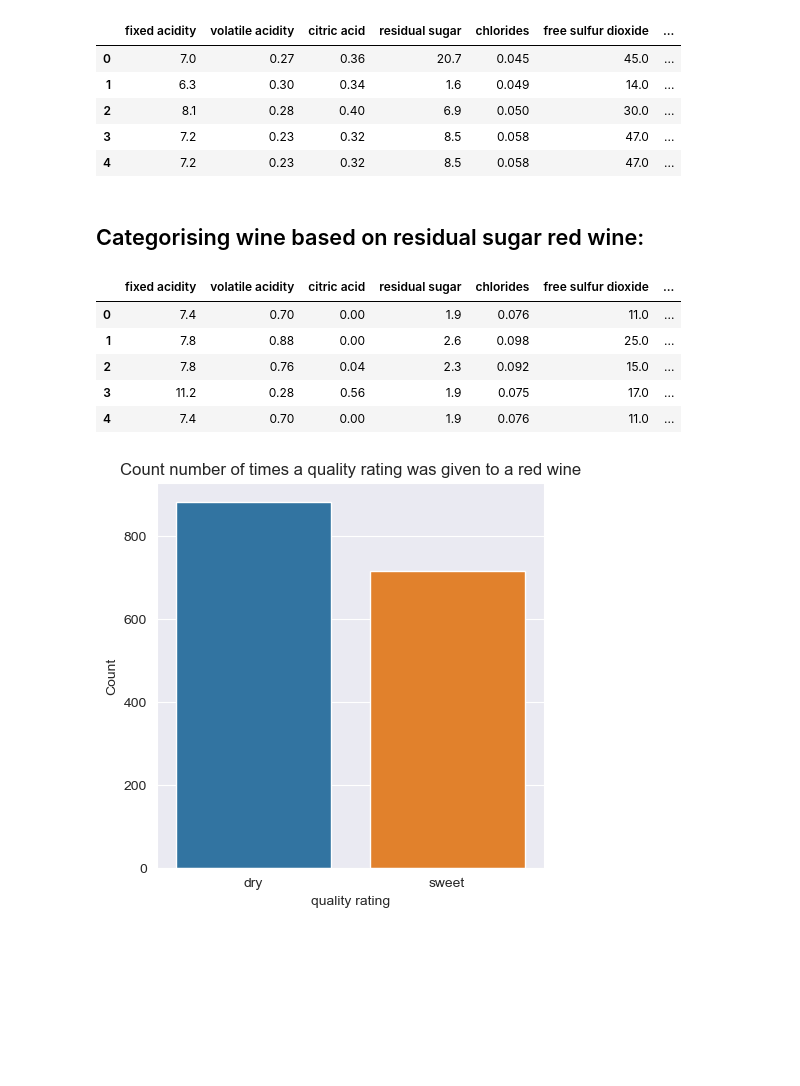
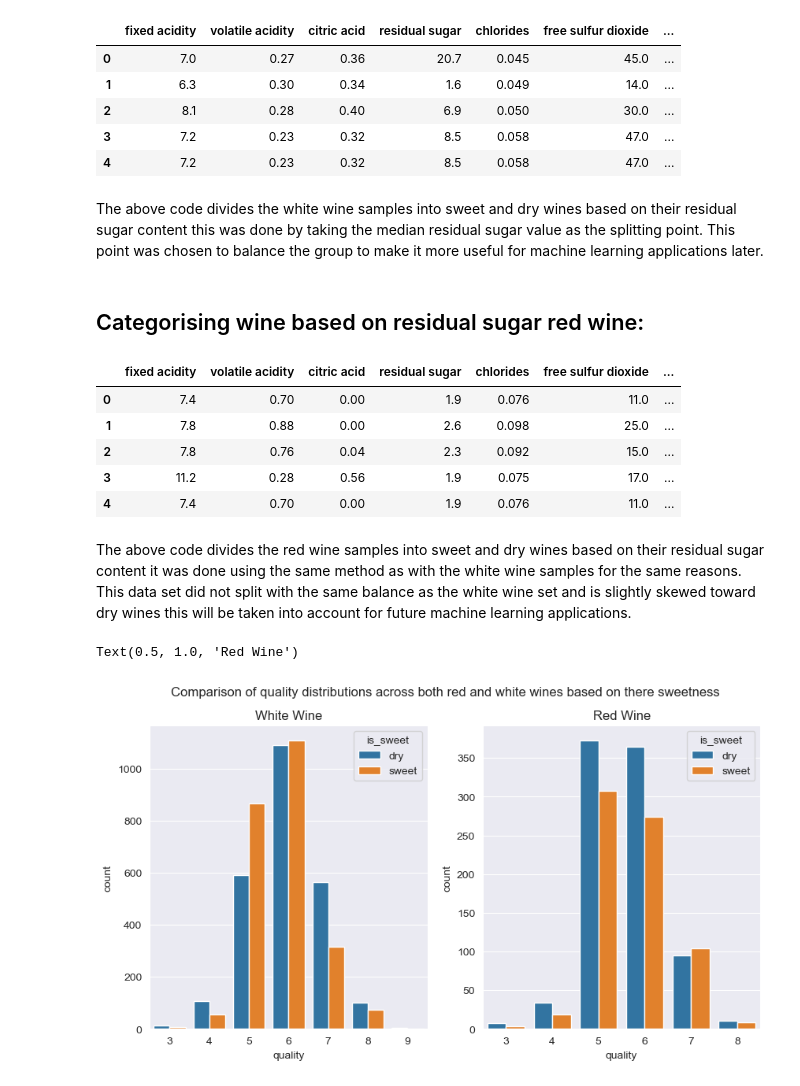
Before and after one commit to craig-lilley/Wine_Project, a Jupyter notebook: Wine Project/wineproject.ipynb, the cells around one changed output. Saved outputs shown, nothing was run; the diff lists cells and outputs as text; code cells hidden in the pictures; blank space fills up the shorter version.

```diff
--- a/Wine Project/wineproject.ipynb
+++ b/Wine Project/wineproject.ipynb
@@ -169,6 +190,8 @@ display(white_dataset.head())
 | 2 | 8.1 | 0.28 | 0.40 | 6.9 | 0.050 | 30.0 | ... |
 | 3 | 7.2 | 0.23 | 0.32 | 8.5 | 0.058 | 47.0 | ... |
 | 4 | 7.2 | 0.23 | 0.32 | 8.5 | 0.058 | 47.0 | ... |
+# %% [markdown]
+The above code divides the white wine samples into sweet and dry wines based on their residual sugar content this was done by taking the median residual sugar value as the splitting point. This point was chosen to balance the group to make it more useful for machine learning applications later.
 # %% [markdown]
 ## Categorising wine based on residual sugar red wine:
 # %%
@@ -177,14 +200,6 @@ red_dataset["is_sweet"] = pd.cut(
     bins=[0, red_dataset["residual sugar"].median(), red_dataset["residual sugar"].max()],
     labels=["dry","sweet"])
 display(red_dataset.head())
-
-plt.figure(figsize = (5,5))
-sns.countplot(x = "is_sweet", data = red_dataset)
-plt.title("Count number of times a quality rating was given to a red wine")
-plt.xlabel("quality rating")
-plt.ylabel("Count")
-plt.show()
-plt.close()
 # %% [output]
 |  | fixed acidity | volatile acidity | citric acid | residual sugar | chlorides | free sulfur dioxide | ... |
 | 0 | 7.4 | 0.70 | 0.00 | 1.9 | 0.076 | 11.0 | ... |
@@ -192,4 +207,15 @@ plt.close()
 | 2 | 7.8 | 0.76 | 0.04 | 2.3 | 0.092 | 15.0 | ... |
 | 3 | 11.2 | 0.28 | 0.56 | 1.9 | 0.075 | 17.0 | ... |
 | 4 | 7.4 | 0.70 | 0.00 | 1.9 | 0.076 | 11.0 | ... |
-[figure, removed]
+# %% [markdown]
+The above code divides the red wine samples into sweet and dry wines based on their residual sugar content it was done using the same method as with the white wine samples for the same reasons. This data set did not split with the same balance as the white wine set and is slightly skewed toward dry wines this will be taken into account for future machine learning applications.
+# %%
+fig, ax =plt.subplots(1,2, figsize=(10,5))
+sns.countplot(x="quality",data=white_dataset, ax=ax[0], hue="is_sweet")
+sns.countplot(x="quality",data=red_dataset , ax=ax[1], hue="is_sweet")
+fig.suptitle("Comparison of quality distributions across both red and white wines based on there sweetness")
+ax[0].set_title("White Wine")
+ax[1].set_title("Red Wine")
+# %% [output]
+Text(0.5, 1.0, 'Red Wine')
+[figure, added]
```
Also changed, not shown: parts of 14 cells of this notebook.
